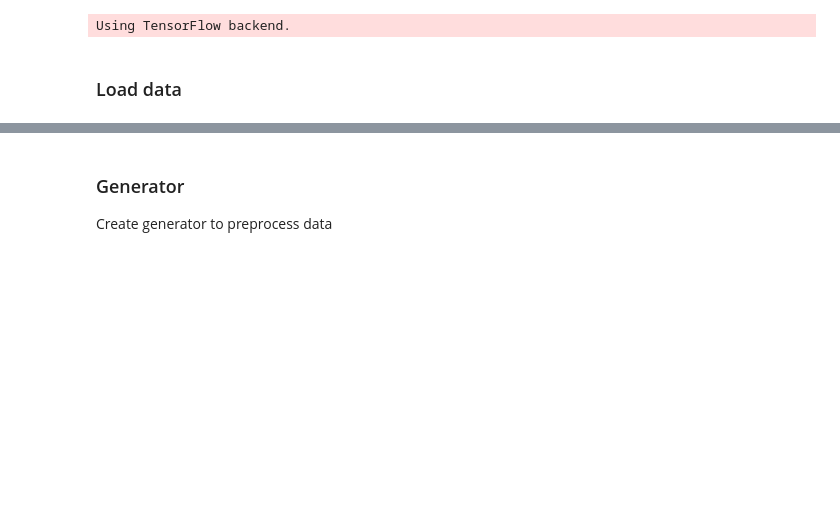
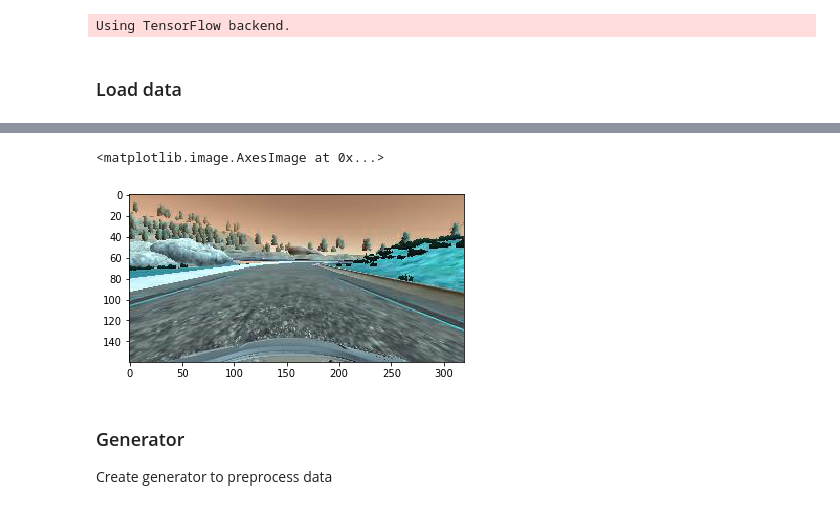
Before and after one commit to husams/Behavioral-Cloning, a Jupyter notebook: nvida.ipynb, the cells around one changed output, grey strips where cells are left out. Cells and saved outputs as stored; diff of their text form; code cells hidden in the pictures; blank space fills up the shorter version.

```diff
--- a/nvida.ipynb
+++ b/nvida.ipynb
@@ -35,3 +53,11 @@ train_samples, validation_samples = train_test_split(samples, test_size=0.2)
+# %%
+sample   = samples[8000]
+filename = "./data/IMG/"+ sample[0].split("/")[-1]
+image    = cv2.imread(filename)
+plt.imshow(image)
+# %% [output]
+<matplotlib.image.AxesImage at 0x...>
+[figure, added]
 # %% [markdown]
 ### Generator
 
```
Also changed, not shown: parts of 9 cells of this notebook.
